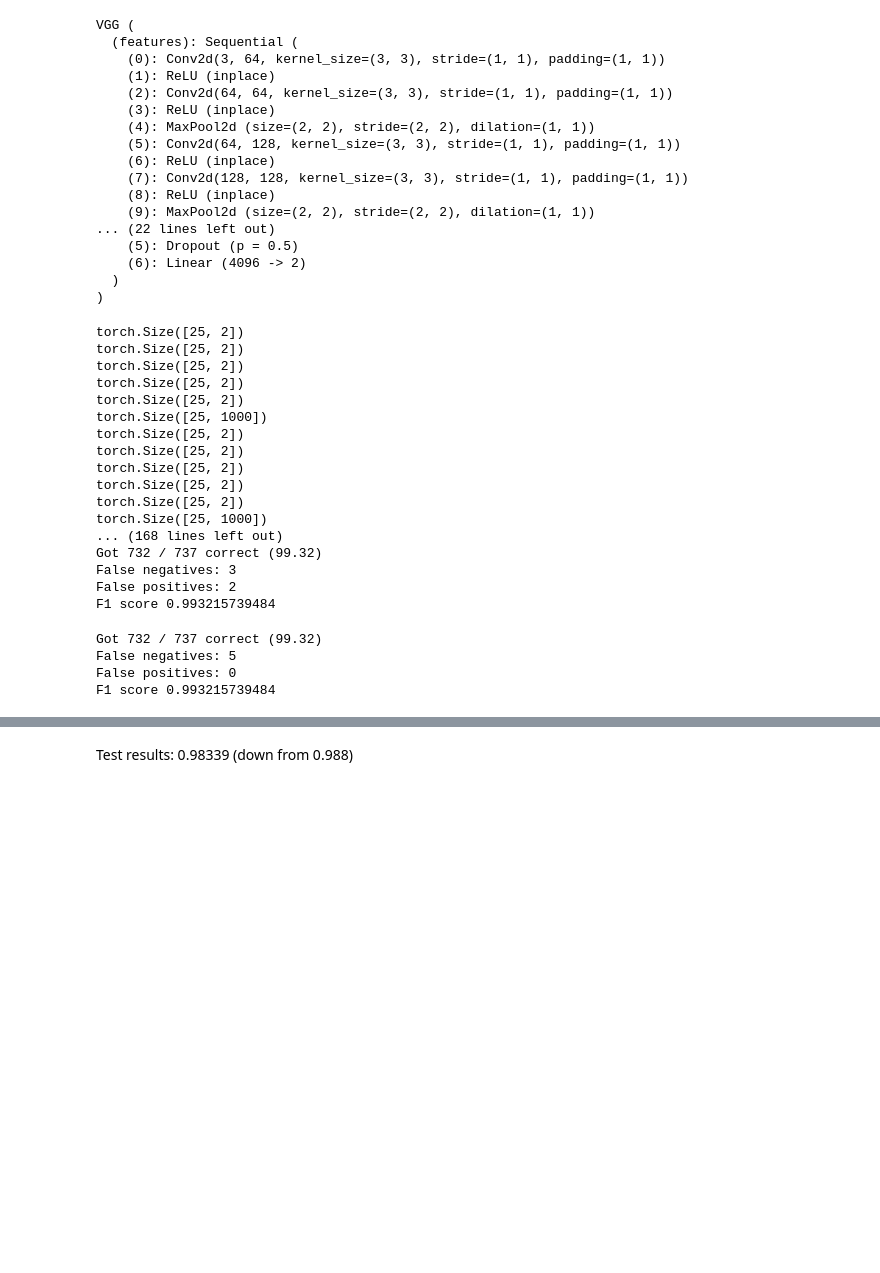
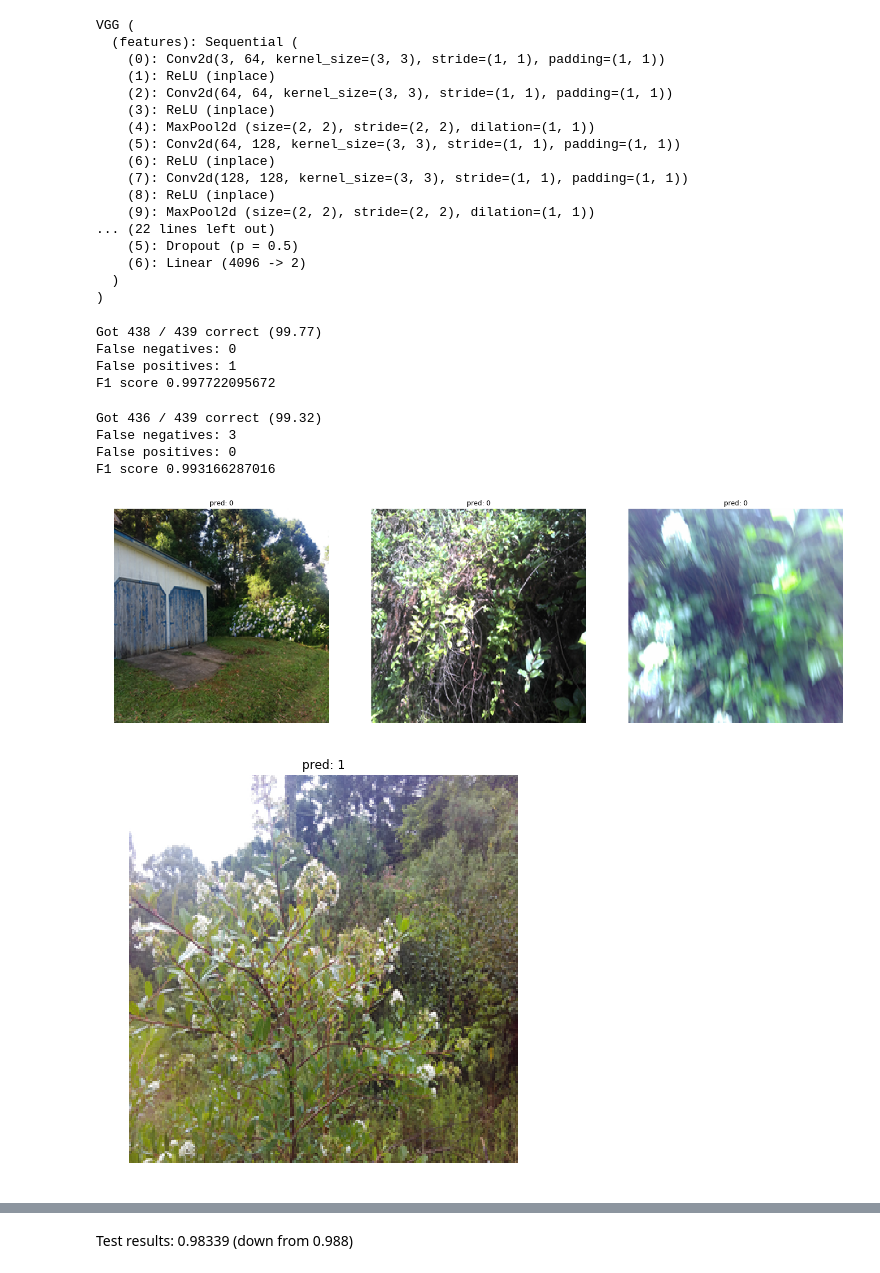
Before and after one commit to christydennison/cs231n-final, a Jupyter notebook: ResNet_Ensemble.ipynb, the cells around one changed output, grey strips where cells are left out. Saved outputs shown, nothing was run; the diff lists cells and outputs as text; code cells hidden in the pictures; blank space fills up the shorter version.

```diff
--- a/ResNet_Ensemble.ipynb
+++ b/ResNet_Ensemble.ipynb
@@ -123,6 +134,15 @@ def get_incorr_loader(model, incorrects):
     return incorr_loader_val
 # %%
 loss_fn = nn.CrossEntropyLoss()
+# %%
+import torchvision.utils
+import matplotlib.pyplot as plt
+
+to_pil = torchvision.transforms.ToPILImage()
+
+def show_img(inp):
+    img = to_pil(inp)
+    plt.imshow(img)
 # %% [markdown]
 ## Train all of the models
 # %% [markdown]
@@ -586,38 +613,40 @@ VGG (
     (6): Linear (4096 -> 2)
   )
 )
+# %%
+model_ensemble = [model_18, model_34, model_50, model_101, model_152, model_vgg]
+acc, incorrects_ave, prob_scores_corr, _, f1score = check_accuracy_ensemble(model_ensemble, dset_loaders["val"], scheme='max')
+print("False negatives:",len(incorrects_ave[0]))
+print("False positives:",len(incorrects_ave[1]))
+print("F1 score",f1score)
+# %% [output]
+Got 438 / 439 correct (99.77)
+False negatives: 0
+False positives: 1
+F1 score 0.997722095672
 # %%
-ensemble = [model_18, model_34, model_50, model_101, model_152, model_vgg]
-acc, incorrects, prob_scores_corr, _, f1score = check_accuracy_ensemble(ensemble, dset_loaders["val"], scheme='max')
+model_ensemble = [model_18, model_34, model_50, model_101, model_152, model_vgg]
+acc, incorrects, prob_scores_corr, _, f1score = check_accuracy_ensemble(model_ensemble, dset_loaders["val"], scheme='ave')
 print("False negatives:",len(incorrects[0]))
 print("False positives:",len(incorrects[1]))
 print("F1 score",f1score)
 # %% [output]
-torch.Size([25, 2])
-torch.Size([25, 2])
-torch.Size([25, 2])
-torch.Size([25, 2])
-torch.Size([25, 2])
-torch.Size([25, 1000])
-torch.Size([25, 2])
-torch.Size([25, 2])
-torch.Size([25, 2])
-torch.Size([25, 2])
-torch.Size([25, 2])
-torch.Size([25, 1000])
-... (168 lines left out)
-Got 732 / 737 correct (99.32)
+Got 436 / 439 correct (99.32)
 False negatives: 3
-False positives: 2
-F1 score 0.993215739484
+False positives: 0
+F1 score 0.993166287016
-# %%
-models = [model_18, model_34, model_50, model_101, model_152, model_vgg]
-acc, incorrects, prob_scores_corr, _, f1score = check_accuracy_ensemble(models, dset_loaders["val"], scheme='ave')
-print("False negatives:",len(incorrects[0]))
-print("False positives:",len(incorrects[1]))
-print("F1 score",f1score)
-# %% [output]
-Got 732 / 737 correct (99.32)
-False negatives: 5
-False positives: 0
-F1 score 0.993215739484
+# %%
+def plot_images(imgs, label):
+    num_images = len(imgs)
+    fig = plt.figure(figsize=(32, 32))
+    for j in range(num_images):
+        ax = plt.subplot(num_images//4+1, 4, j+1)
+        ax.axis('off')
+        ax.set_title('pred: {}'.format(label))
+        show_img(imgs[j])
+
+plot_images([x.squeeze(0) for x in incorrects[0]], "0")
+plot_images([x.squeeze(0) for x in incorrects_ave[1]], "1")
+# %% [output]
+[figure, added]
+[figure, added]
```
Also changed, not shown: parts of 22 cells of this notebook, 1 other file.
